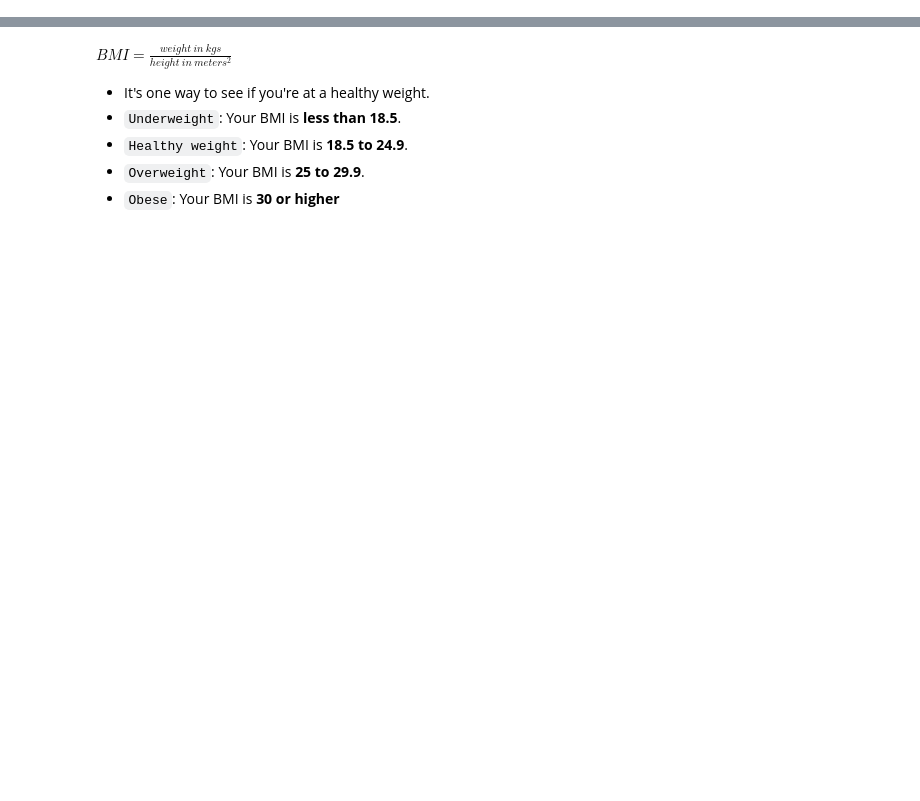
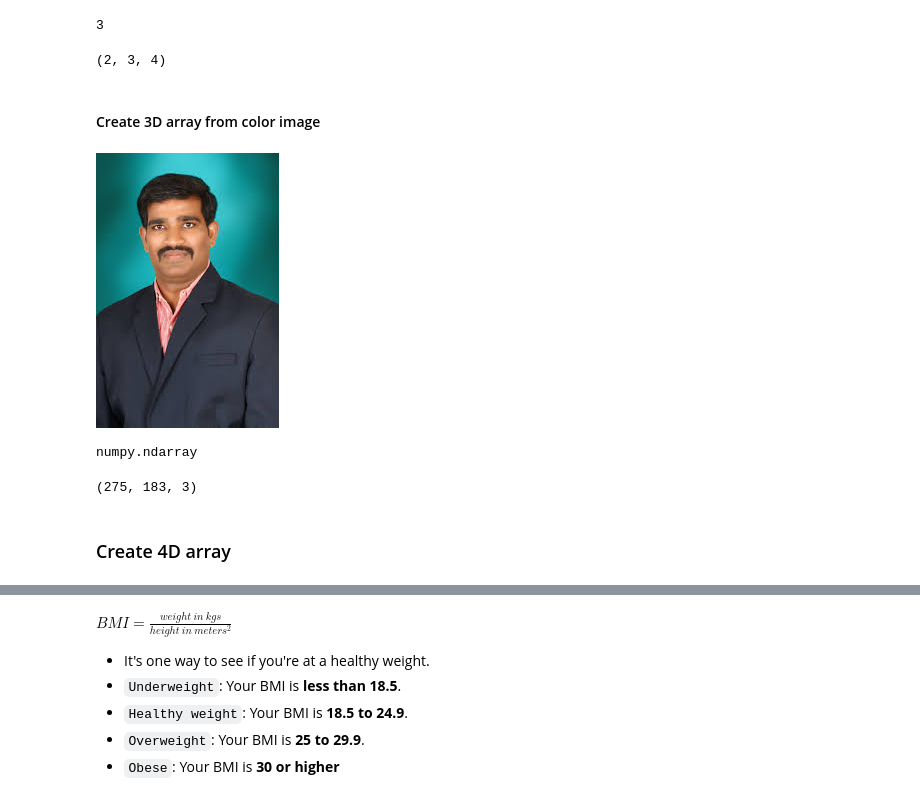
Before and after one commit to rritec/Data-Analysis, a Jupyter notebook: DS01_01_Numpy package.ipynb, the cells around one changed output, grey strips where cells are left out. Saved outputs shown, nothing was run; the diff lists cells and outputs as text; code cells hidden in the pictures; blank space fills up the shorter version.

```diff
--- a/DS01_01_Numpy package.ipynb
+++ b/DS01_01_Numpy package.ipynb
@@ -17,0 +253,27 @@
+# %%
+a_np_3d_array.ndim
+# %% [output]
+3
+# %%
+a_np_3d_array.shape
+# %% [output]
+(2, 3, 4)
+# %% [markdown]
+#### Create 3D array from color image
+# %%
+from PIL import Image
+temp=Image.open('MylaRamReddy.jpg')
+temp
+# %% [output]
+[figure, added]
+# %%
+a=np.array(temp)
+type(a)
+# %% [output]
+numpy.ndarray
+# %%
+a.shape
+# %% [output]
+(275, 183, 3)
+# %% [markdown]
+### Create 4D array
```
Also changed, not shown: parts of 105 cells of this notebook, 10 other files.
